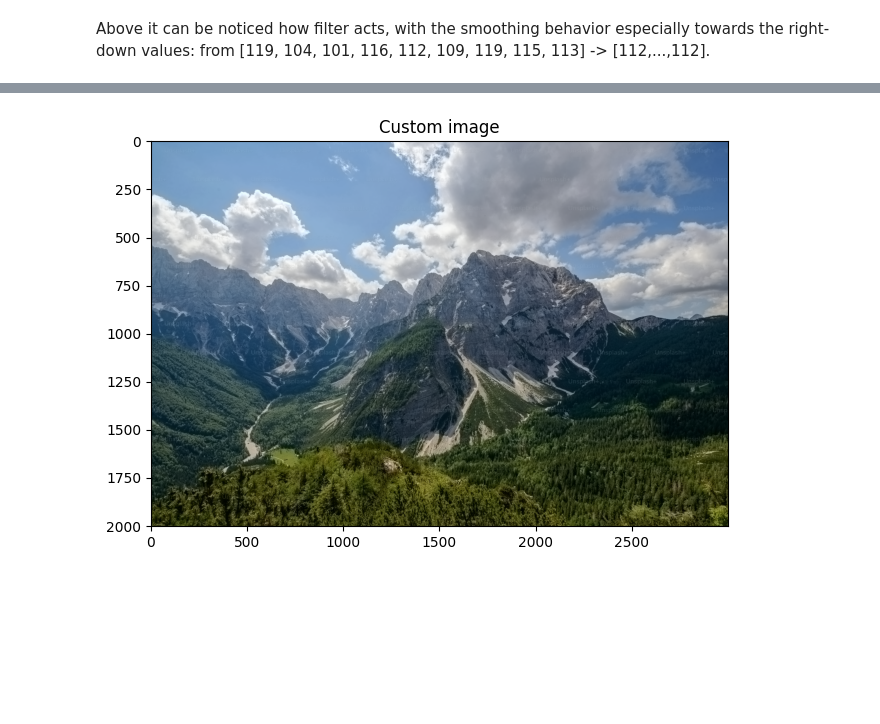
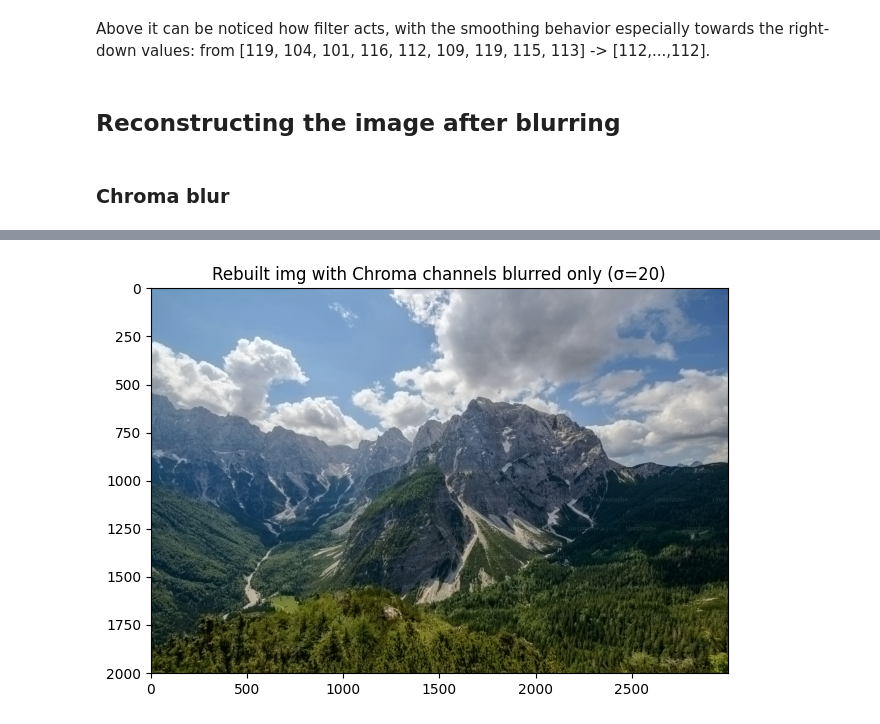
Before and after one commit to mkdib1/University_PWs, a Jupyter notebook: dsim_asseignements/Asseignement_3.ipynb, the cells around one changed output, grey strips where cells are left out. Saved outputs shown, nothing was run; the diff lists cells and outputs as text; code cells hidden in the pictures; blank space fills up the shorter version.

```diff
--- a/dsim_asseignements/Asseignement_3.ipynb
+++ b/dsim_asseignements/Asseignement_3.ipynb
@@ -59,6 +57,8 @@ def show_img(img, colmap=False, dict_title=None):
         else:
             plt.imshow(img, norm='linear')
         plt.title("Custom image")
+        if dict_title:
+            plt.title(dict_title)
 
     plt.show()
 # %% [markdown]
@@ -190,11 +191,15 @@ print(cr_only); print("---"*SPAN*3, '\n'); print(cr_only_gf_1f)
   127.03542868]]
 # %% [markdown]
 Above it can be noticed how filter acts, with the smoothing behavior especially towards the right-down values: from [119, 104, 101, 116, 112, 109, 119, 115, 113] -> [112,...,112].
+# %% [markdown]
+## Reconstructing the image after blurring
+# %% [markdown]
+### Chroma blur
 # %%
-rgb_rebuilt_img_chroma_blr = reconstruct_rgb_by_single_ycbcr_ch(
+rgb_rebuilt_img_chroma_blr_sig20 = reconstruct_rgb_by_single_ycbcr_ch(
                 mn_ycbcr[:,:,0],
                 cb_only_gf_1e,
                 cr_only_gf_1e)
 
-show_img(rgb_rebuilt_img_chroma_blr)
+show_img(rgb_rebuilt_img_chroma_blr_sig20, dict_title='Rebuilt img with Chroma channels blurred only (σ=20)')
 # %% [output]
@@ -202 +207 @@ Clipping input data to the valid range for imshow with RGB data ([0..1] for floa
-[figure, old version]
+[figure, new version]
```
Also changed, not shown: parts of 23 cells of this notebook.
